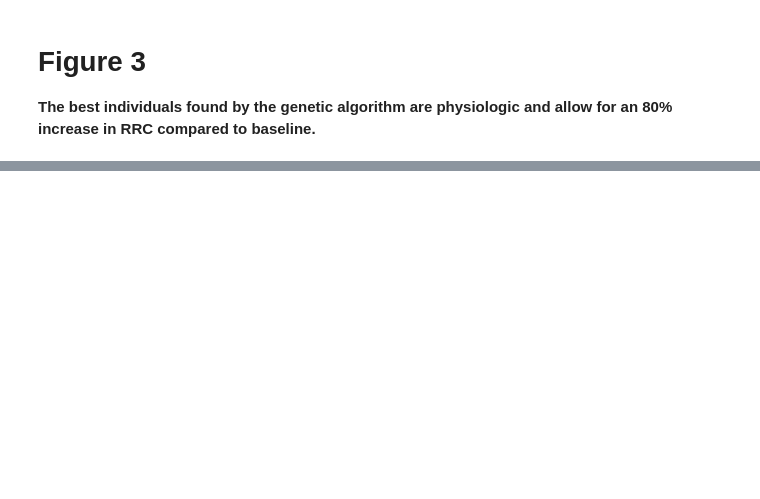
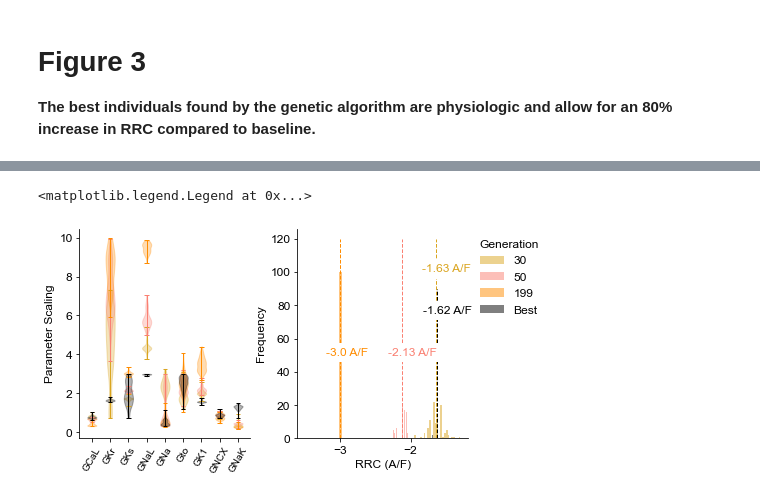
Before and after one commit to Christini-Lab/rrc-conductance-profile, a Jupyter notebook: reproduce_figures copy.ipynb, the cells around one changed output, grey strips where cells are left out. Drawn from its saved outputs; the diff is of its cells as text; code cells hidden in the pictures; blank space fills up the shorter version.

```diff
--- a/reproduce_figures copy.ipynb
+++ b/reproduce_figures copy.ipynb
@@ -144,19 +140,3 @@ plt.savefig(figures_path+'fig2.png', trasparent=True)
 # %% [markdown]
 # Figure 3
 **The best individuals found by the genetic algorithm are physiologic and allow for an 80% increase in RRC compared to baseline.**
-# %%
-fig, axs1 = plt.subplots(1, figsize = (5,5), constrained_layout = True)
-
-violin = axs1.violinplot(best_data.filter(like = 'multiplier'))
-for vp in violin['bodies']:
-    vp.set_facecolor('cadetblue')
-    vp.set_edgecolor('cadetblue')
-
-for partname in ('cbars','cmins','cmaxes'):
-    vp = violin[partname]
-    vp.set_edgecolor('cadetblue')
-    vp.set_linewidth(1)
-
-axs1.set_ylabel('Parameter\nScaling')
-axs1.set_xticks(list(range(1, 10)))
-axs1.set_xticklabels(['GCaL', 'GKr', 'GKs', 'GNaL', 'GNa', 'Gto', 'GK1', 'GNCX', 'GNaK'], rotation = 60, fontsize = 10);
@@ -530,0 +143,56 @@ plt.savefig(figures_path+'figS2.png', trasparent=True, dpi = 300)
+# %%
+fig, axs1 = plt.subplots(1, 2, figsize = (7,3.5), constrained_layout = True)
+gens = [30, 50, 199]
+labels = [str(gen) for gen in gens]
+colors = ['goldenrod', 'salmon','darkorange']
+
+for g in range(0, len(gens)):
+    data = all_trials[(all_trials['gen']==gens[g])].sort_values(by=['fitness']).reset_index().iloc[0:100]
+    #data = all_trials[(all_trials['gen']==gens[g])]
+    violin = axs1[0].violinplot(data.filter(like = 'multiplier'))
+    axs1[1].hist(-data['rrc']*10, color = colors[g], bins = 25, label = labels[g], alpha = 0.5)
+    mean_rrc = np.mean(-data['rrc']*10)
+    axs1[1].plot([mean_rrc, mean_rrc], [0, 120], color = colors[g], linestyle = 'dashed', linewidth= 1)
+    if g == 0:
+        height = 100
+    else:
+        height = 50
+    axs1[1].annotate(str(round(mean_rrc,2))+' A/F', ((mean_rrc)-0.2,height), bbox=dict(boxstyle="square,pad=0.3", fc="white", ec="white", lw=2), color = colors[g])
+
+    for vp in violin['bodies']:
+        vp.set_facecolor(colors[g])
+        vp.set_edgecolor(colors[g])
+
+    for partname in ('cbars','cmins','cmaxes'):
+        vp = violin[partname]
+        vp.set_edgecolor(colors[g])
+        vp.set_linewidth(1)
+
+
+#data = all_trials_old[(all_trials_old['gen']==99)].sort_values(by=['fitness']).reset_index().iloc[0:100]
+data = pd.read_csv('./data/best_data.csv.bz2')
+violin = axs1[0].violinplot(data.filter(like = 'multiplier'))
+axs1[1].hist(-data['rrc'].iloc[0:80]*10, color = 'black', bins = 25, alpha = 0.5, label = 'Best')
+mean_rrc = np.mean(-data['rrc']*10)
+axs1[1].plot([mean_rrc, mean_rrc], [0, 90], color = 'black', linestyle = 'dashed', linewidth= 1)
+axs1[1].annotate(str(round(mean_rrc,2))+' A/F', ((mean_rrc)-0.2,75), bbox=dict(boxstyle="square,pad=0.3", fc="white", ec="white", lw=2), color = 'black')
+
+for vp in violin['bodies']:
+    vp.set_facecolor('black')
+    vp.set_edgecolor('black')
+
+for partname in ('cbars','cmins','cmaxes'):
+    vp = violin[partname]
+    vp.set_edgecolor('black')
+    vp.set_linewidth(1)
+
+axs1[0].set_ylabel('Parameter Scaling')
+axs1[0].set_xticks(list(range(1, 10)))
+axs1[0].set_xticklabels(['GCaL', 'GKr', 'GKs', 'GNaL', 'GNa', 'Gto', 'GK1', 'GNCX', 'GNaK'], rotation = 60, fontsize = 10);
+
+axs1[1].set_ylabel('Frequency')
+axs1[1].set_xlabel('RRC (A/F)')
+axs1[1].legend(bbox_to_anchor = (1,1), frameon=False, title = 'Generation')
+# %% [output]
+<matplotlib.legend.Legend at 0x...>
+[figure, added]
```
Also changed, not shown: parts of 8 cells of this notebook, 4 other files.
